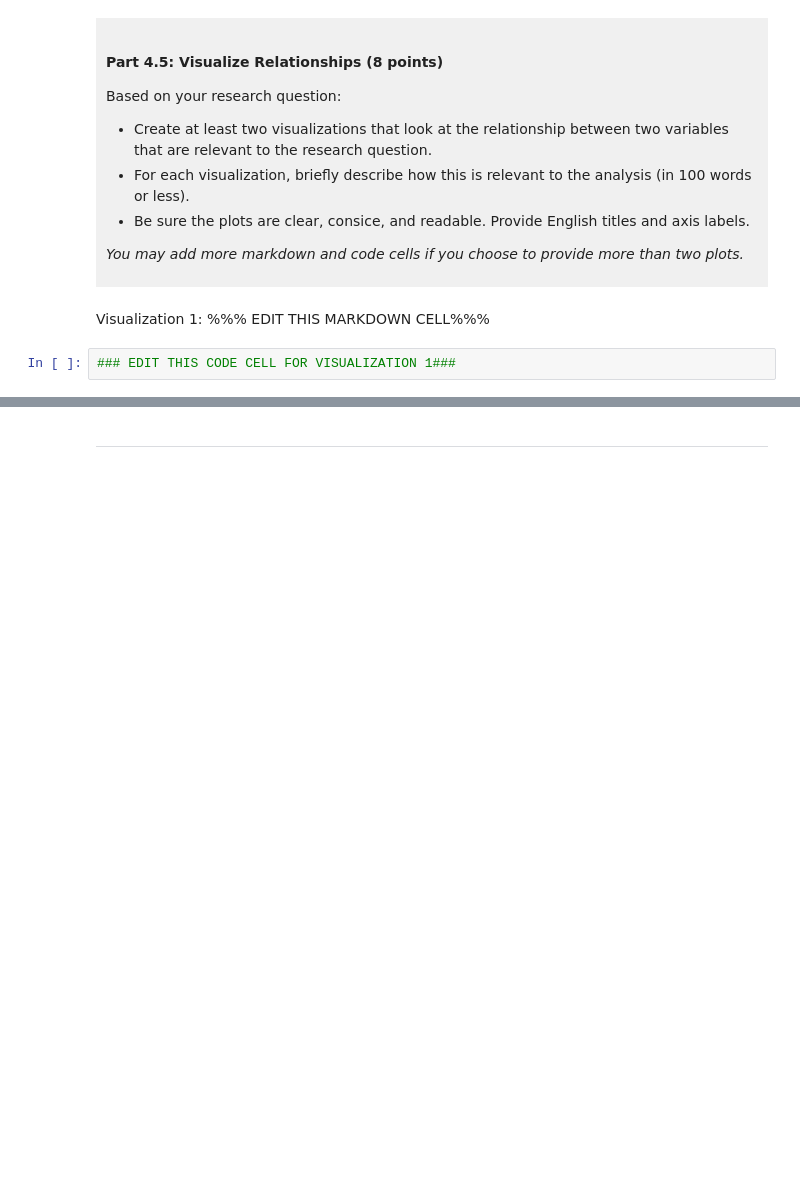
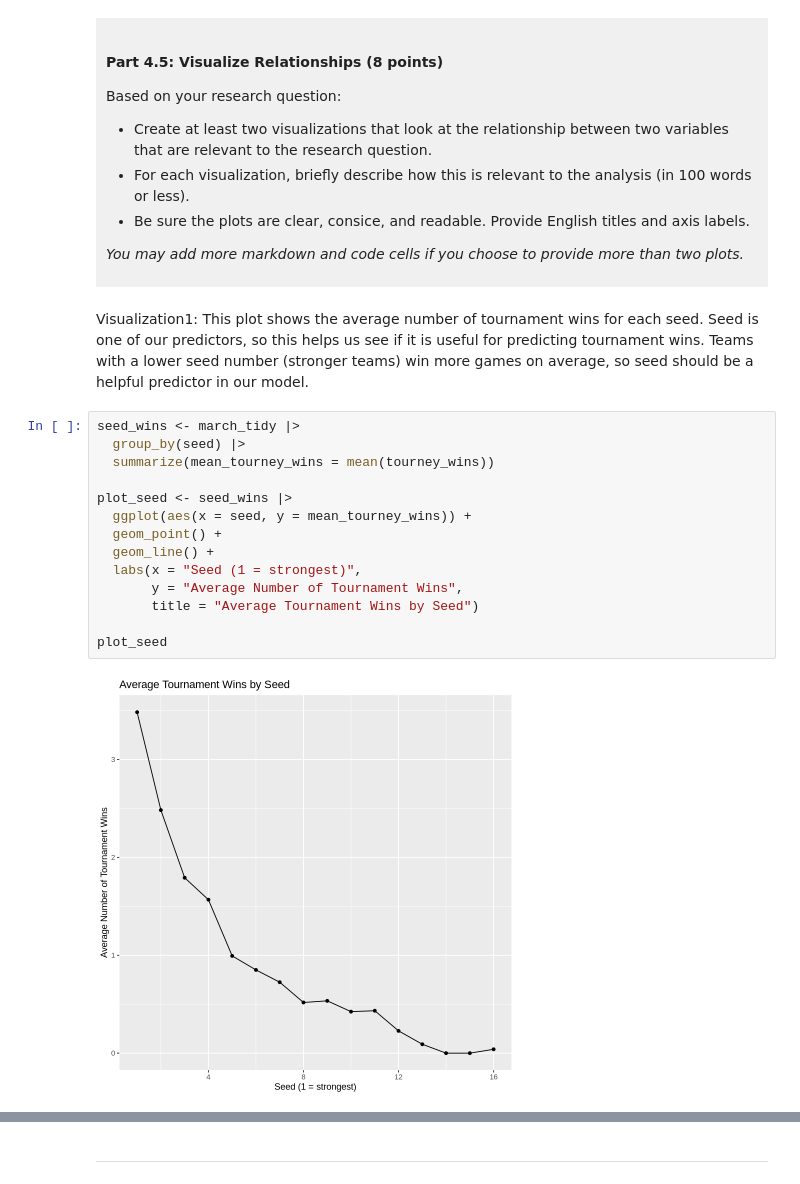
Before and after one commit to xguo1001/dsci-100-project-roxanne-guo, a Jupyter notebook: dsci-100-project-notebook.ipynb, the cells around one changed output, grey strips where cells are left out. Saved outputs shown, nothing was run; the diff lists cells and outputs as text; blank space fills up the shorter version.

```diff
--- a/dsci-100-project-notebook.ipynb
+++ b/dsci-100-project-notebook.ipynb
@@ -319,7 +399,21 @@ Based on your research question:
 *You may add more markdown and code cells if you choose to provide more than two plots.*
 </div>
 # %% [markdown]
-Visualization 1: %%% EDIT THIS MARKDOWN CELL%%%
+Visualization1: This plot shows the average number of tournament wins for each seed. Seed is one of our predictors, so this helps us see if it is useful for predicting tournament wins. Teams with a lower seed number (stronger teams) win more games on average, so seed should be a helpful predictor in our model.
 # %%
-### EDIT THIS CODE CELL FOR VISUALIZATION 1###
+seed_wins <- march_tidy |>
+  group_by(seed) |>
+  summarize(mean_tourney_wins = mean(tourney_wins))
+
+plot_seed <- seed_wins |>
+  ggplot(aes(x = seed, y = mean_tourney_wins)) +
+  geom_point() +
+  geom_line() +
+  labs(x = "Seed (1 = strongest)",
+       y = "Average Number of Tournament Wins",
+       title = "Average Tournament Wins by Seed")
+
+plot_seed
+# %% [output]
+[figure, added]
 # %% [markdown]
```
Also changed, not shown: parts of 9 cells of this notebook.
